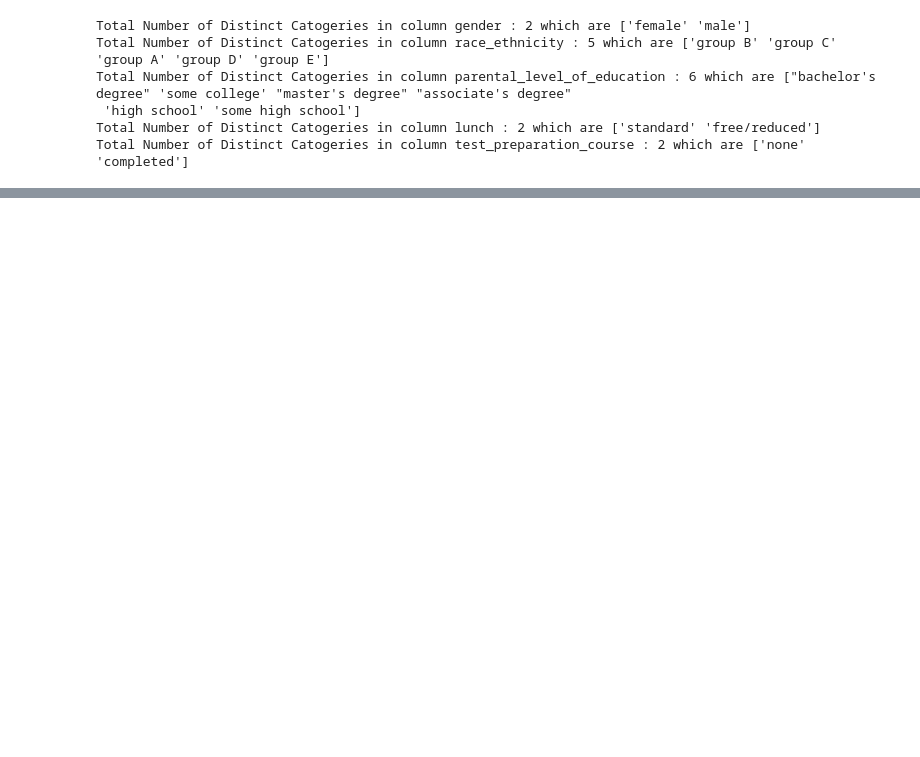
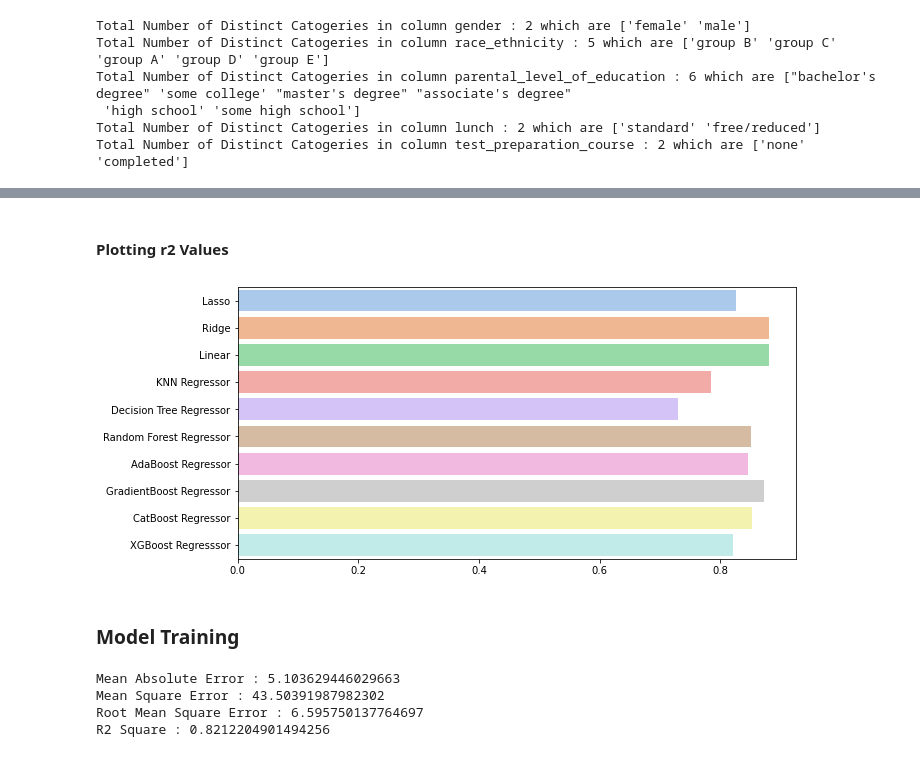
Before and after one commit to abhijitdarekar/Student-Marks-Prediction-CI-CD-on-AWS, a Jupyter notebook: notebooks/Model Training.ipynb, the cells around one changed output, grey strips where cells are left out. Drawn from its saved outputs; the diff is of its cells as text; code cells hidden in the pictures; blank space fills up the shorter version.

Commit message:
Training Model

```diff
--- a/notebooks/Model Training.ipynb
+++ b/notebooks/Model Training.ipynb
@@ -46,0 +79,2 @@ Total Number of Distinct Catogeries in column test_preparation_course : 2 which
+# %%
+X = processing_pipeline.fit_transform(X)
@@ -46,0 +101,35 @@ Total Number of Distinct Catogeries in column test_preparation_course : 2 which
+# %%
+models = {
+    "Lasso":Lasso(),
+    "Ridge":Ridge(),
+    "Linear":LinearRegression(),
+    "KNN Regressor":KNeighborsRegressor(),
+    "Decision Tree Regressor":DecisionTreeRegressor(),
+    "Random Forest Regressor":RandomForestRegressor(),
+    "AdaBoost Regressor": AdaBoostRegressor(),
+    "GradientBoost Regressor":GradientBoostingRegressor(verbose=0),
+    "CatBoost Regressor":CatBoostRegressor(verbose=0),
+    "XGBoost Regresssor":XGBRegressor()
+}
+
+model_list = []
+r2_list = []
+# %%
+for Model in models.items():
+    print("Model Name : ",Model[0])
+
+    model = Model[1]
+    model.fit(X_train, y_train)
+    y_pred= model.predict(X_test)
+
+    MAE,MSE,RMSE,R2 = get_metrics(y_test,y_pred)
+
+    print("Mean Absolute Error :",MAE)
+    print("Mean Square Error :",MSE)
+    print("Root Mean Square Error :",RMSE)
+    print("R2 Square :",R2)
+
+    r2_list.append(R2)
+    model_list.append(Model[0])
+
+    print("----------------------------\n")
@@ -46,0 +154,12 @@ Total Number of Distinct Catogeries in column test_preparation_course : 2 which
+# %% [markdown]
+#### Plotting r2 Values
+# %%
+assert len(model_list)==len(r2_list)
+
+plt.figure(figsize=(10,5))
+sns.barplot(y = model_list,x=r2_list,palette='pastel')
+plt.show()
+# %% [output]
+[figure, added]
+# %% [markdown]
+### Model Training
@@ -46,0 +170,12 @@ Total Number of Distinct Catogeries in column test_preparation_course : 2 which
+# %%
+MAE,MSE,RMSE,R2 = get_metrics(y_test,y_pred)
+
+print("Mean Absolute Error :",MAE)
+print("Mean Square Error :",MSE)
+print("Root Mean Square Error :",RMSE)
+print("R2 Square :",R2)
+# %% [output]
+Mean Absolute Error : 5.103629446029663
+Mean Square Error : 43.50391987982302
+Root Mean Square Error : 6.595750137764697
+R2 Square : 0.8212204901494256
```
Also changed, not shown: parts of 18 cells of this notebook, 4 other files.
